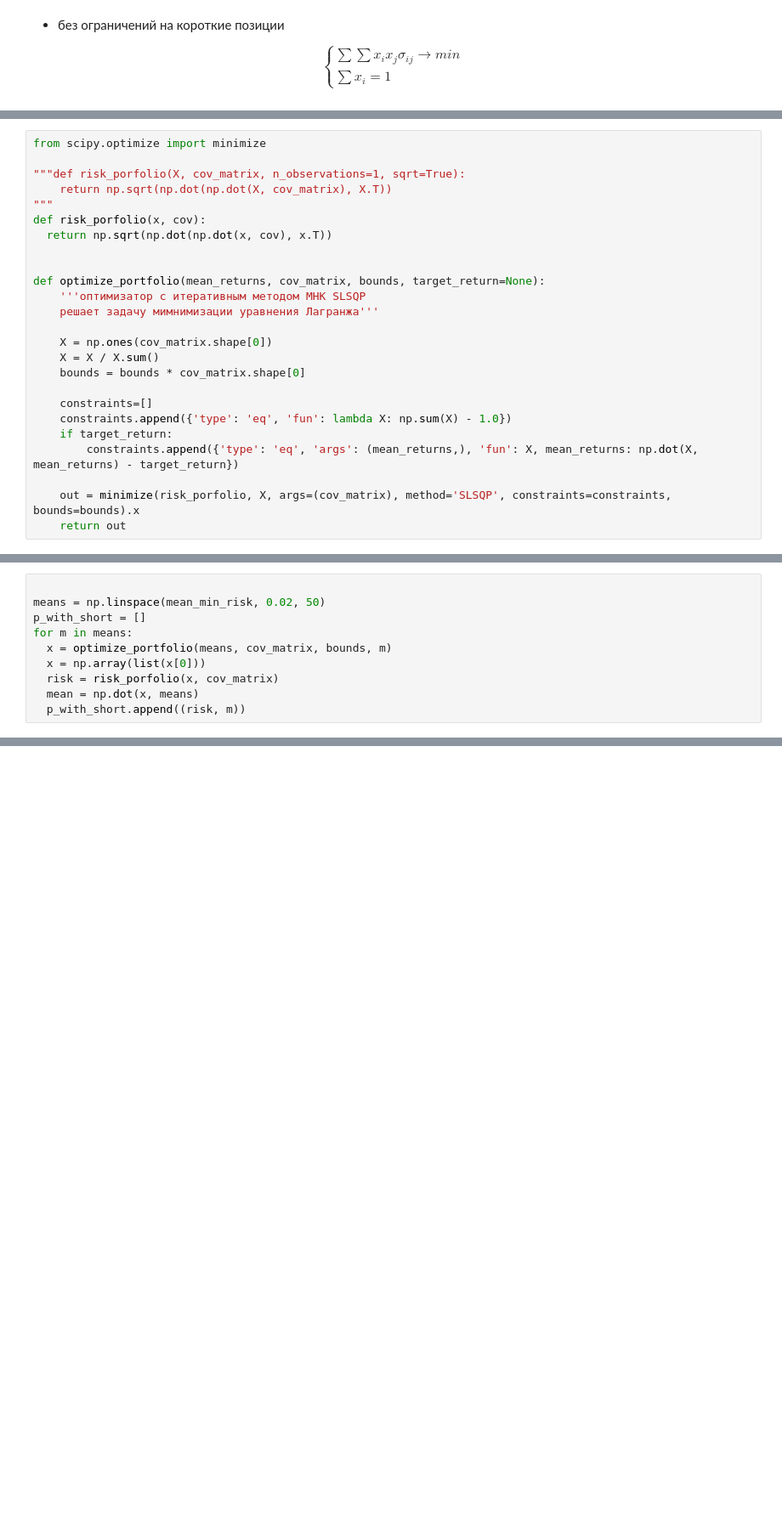
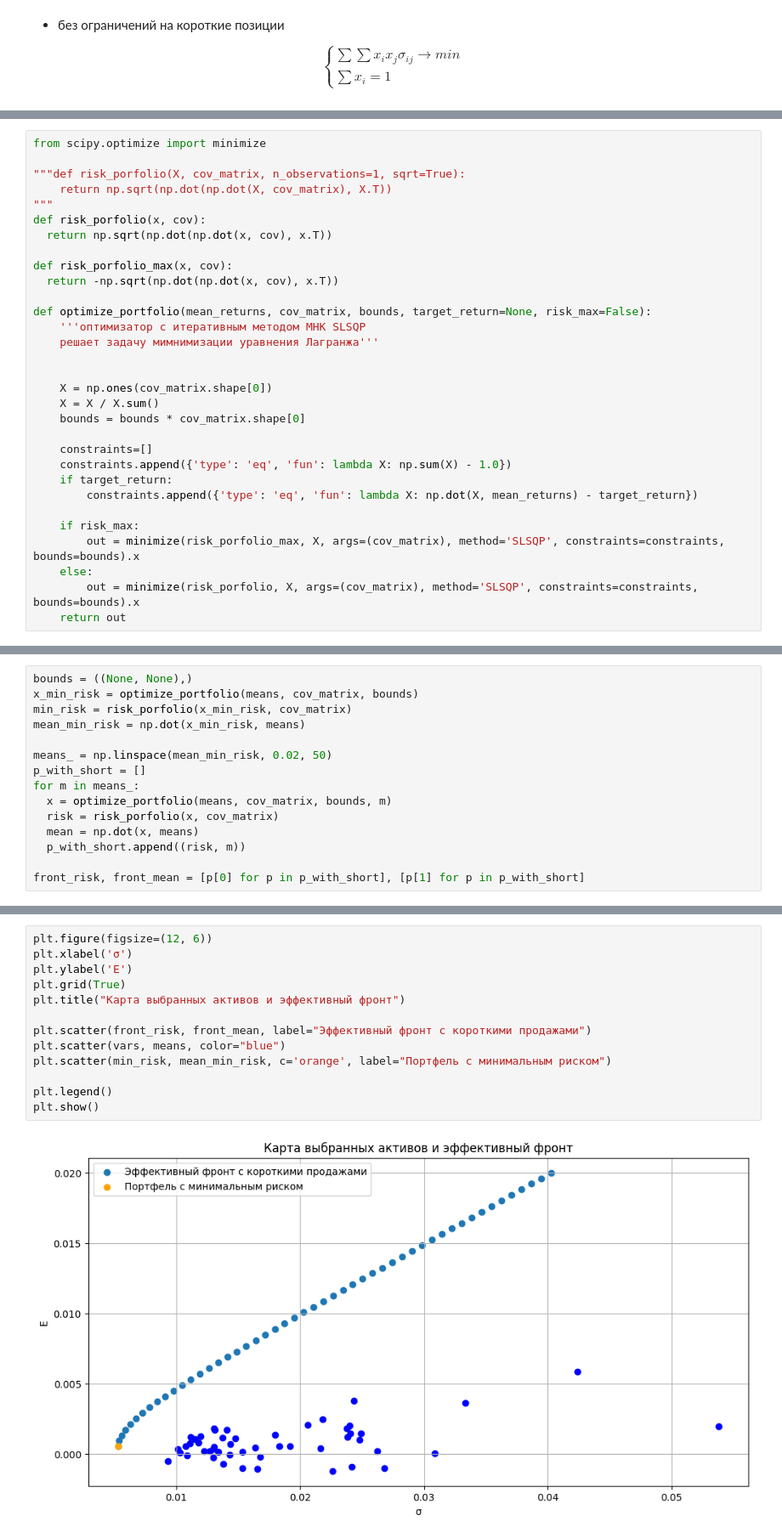
Before and after one commit to LevBugrov/financial-transaction-models, a Jupyter notebook: lab2.ipynb, the cells around one changed output, grey strips where cells are left out. Shown at 85% size. Saved outputs shown, nothing was run; the diff lists cells and outputs as text; blank space fills up the shorter version.

```diff
--- a/lab2.ipynb
+++ b/lab2.ipynb
@@ -190,10 +178,13 @@ from scipy.optimize import minimize
 def risk_porfolio(x, cov):
   return np.sqrt(np.dot(np.dot(x, cov), x.T))
 
+def risk_porfolio_max(x, cov):
+  return -np.sqrt(np.dot(np.dot(x, cov), x.T))
 
-def optimize_portfolio(mean_returns, cov_matrix, bounds, target_return=None):
+def optimize_portfolio(mean_returns, cov_matrix, bounds, target_return=None, risk_max=False):
     '''оптимизатор с итеративным методом МНК SLSQP
     решает задачу мимнимизации уравнения Лагранжа'''
+
 
     X = np.ones(cov_matrix.shape[0])
     X = X / X.sum()
@@ -202,7 +193,10 @@ def optimize_portfolio(mean_returns, cov_matrix, bounds, target_return=None):
     constraints=[]
     constraints.append({'type': 'eq', 'fun': lambda X: np.sum(X) - 1.0})
     if target_return:
-        constraints.append({'type': 'eq', 'args': (mean_returns,), 'fun': X, mean_returns: np.dot(X, mean_returns) - target_return})
+        constraints.append({'type': 'eq', 'fun': lambda X: np.dot(X, mean_returns) - target_return})
 
-    out = minimize(risk_porfolio, X, args=(cov_matrix), method='SLSQP', constraints=constraints, bounds=bounds).x
+    if risk_max:
+        out = minimize(risk_porfolio_max, X, args=(cov_matrix), method='SLSQP', constraints=constraints, bounds=bounds).x
+    else:
+        out = minimize(risk_porfolio, X, args=(cov_matrix), method='SLSQP', constraints=constraints, bounds=bounds).x
     return out
@@ -230,10 +203,15 @@ array([-6.51129699e-02,  2.30246536e-02, -2.36253751e-02,  2.40519143e-02,
 # %%
+bounds = ((None, None),)
+x_min_risk = optimize_portfolio(means, cov_matrix, bounds)
+min_risk = risk_porfolio(x_min_risk, cov_matrix)
+mean_min_risk = np.dot(x_min_risk, means)
 
-means = np.linspace(mean_min_risk, 0.02, 50)
+means_ = np.linspace(mean_min_risk, 0.02, 50)
 p_with_short = []
-for m in means:
+for m in means_:
   x = optimize_portfolio(means, cov_matrix, bounds, m)
-  x = np.array(list(x[0]))
   risk = risk_porfolio(x, cov_matrix)
   mean = np.dot(x, means)
   p_with_short.append((risk, m))
+
+front_risk, front_mean = [p[0] for p in p_with_short], [p[1] for p in p_with_short]
@@ -241,0 +226,15 @@ TypeError: unhashable type: 'numpy.ndarray'
+# %%
+plt.figure(figsize=(12, 6))
+plt.xlabel('σ')
+plt.ylabel('E')
+plt.grid(True)
+plt.title("Карта выбранных активов и эффективный фронт")
+
+plt.scatter(front_risk, front_mean, label="Эффективный фронт с короткими продажами")
+plt.scatter(vars, means, color="blue")
+plt.scatter(min_risk, mean_min_risk, c='orange', label="Портфель с минимальным риском")
+
+plt.legend()
+plt.show()
+# %% [output]
+[figure, added]
```
Also changed, not shown: parts of 9 cells of this notebook.
